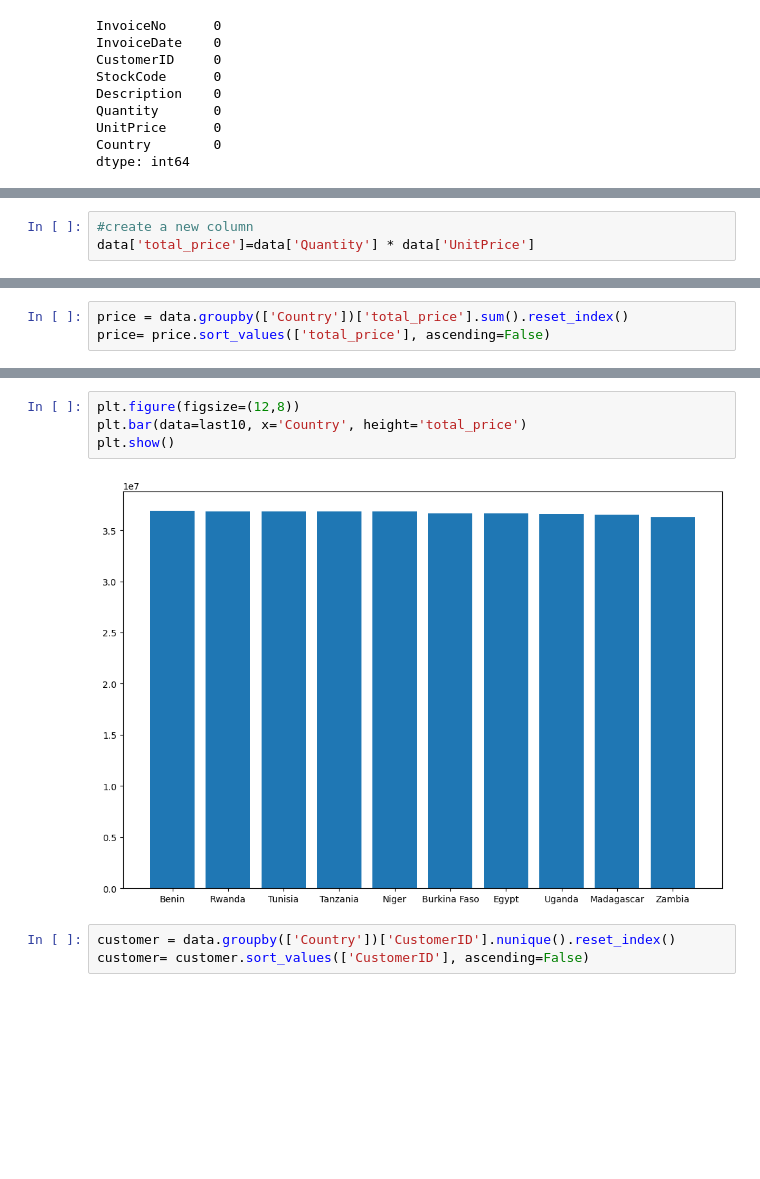
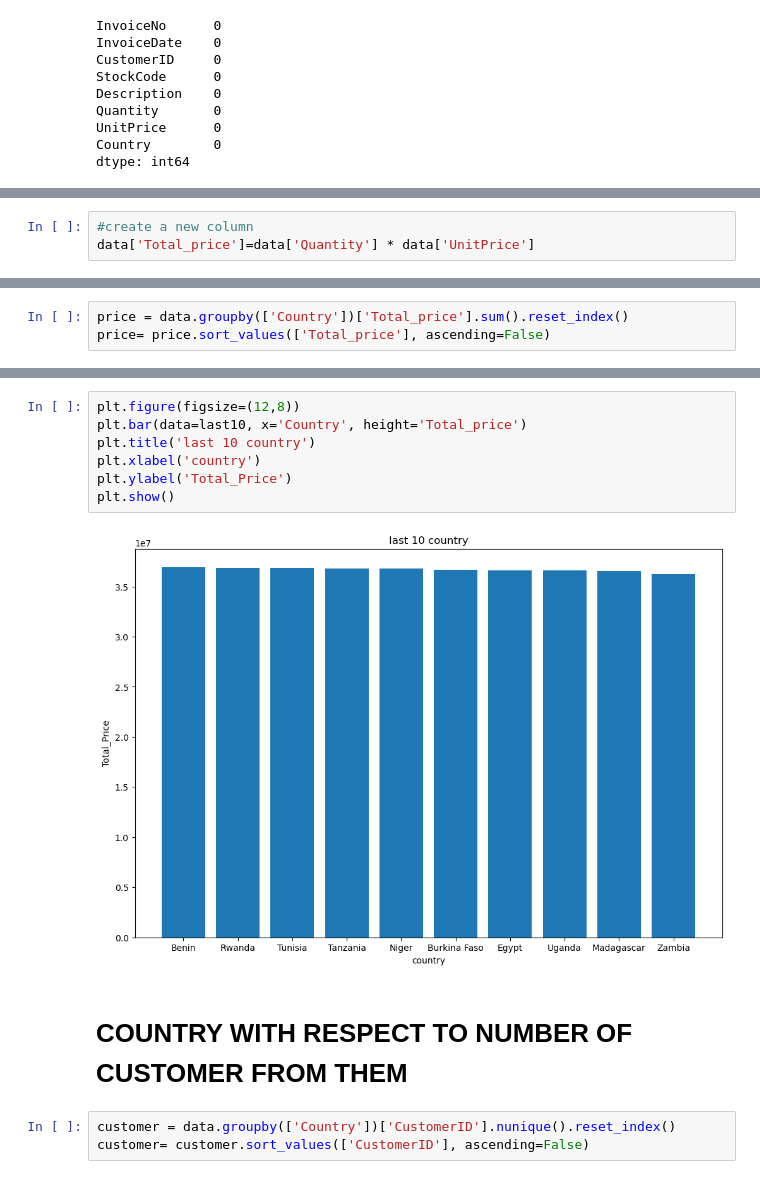
Before and after one commit to DaVinciAyo/Cohort-ecom, a Jupyter notebook: notebooks/ecom.ipynb, the cells around one changed output, grey strips where cells are left out. Saved outputs shown, nothing was run; the diff lists cells and outputs as text; blank space fills up the shorter version.

```diff
--- a/notebooks/ecom.ipynb
+++ b/notebooks/ecom.ipynb
@@ -49,6 +68,6 @@ dtype: int64
 # %%
 #create a new column
-data['total_price']=data['Quantity'] * data['UnitPrice']
+data['Total_price']=data['Quantity'] * data['UnitPrice']
 # %%
 #check if total_price has been added to the dataframe
 data.head()
@@ -62,6 +83,6 @@ data.head()
 # %%
-price = data.groupby(['Country'])['total_price'].sum().reset_index()
-price= price.sort_values(['total_price'], ascending=False)
+price = data.groupby(['Country'])['Total_price'].sum().reset_index()
+price= price.sort_values(['Total_price'], ascending=False)
 # %%
 #top 10 countries with highest amount bought
 top10=price.head(10)
@@ -102,9 +127,14 @@ last10
 # %%
 plt.figure(figsize=(12,8))
-plt.bar(data=last10, x='Country', height='total_price')
+plt.bar(data=last10, x='Country', height='Total_price')
+plt.title('last 10 country')
+plt.xlabel('country')
+plt.ylabel('Total_Price')
 plt.show()
 # %% [output]
-[figure, old version]
+[figure, new version]
+# %% [markdown]
+# COUNTRY WITH RESPECT TO NUMBER OF CUSTOMER FROM THEM
 # %%
 customer = data.groupby(['Country'])['CustomerID'].nunique().reset_index()
 customer= customer.sort_values(['CustomerID'], ascending=False)
```
Also changed, not shown: parts of 23 cells of this notebook.
